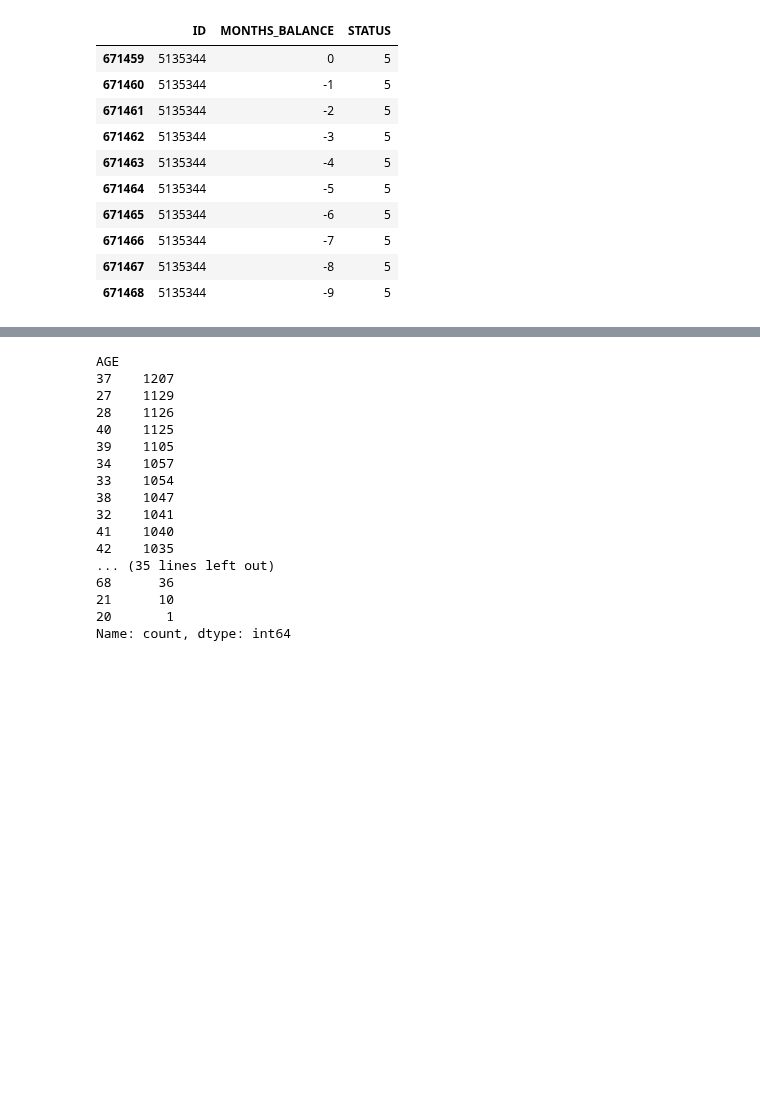
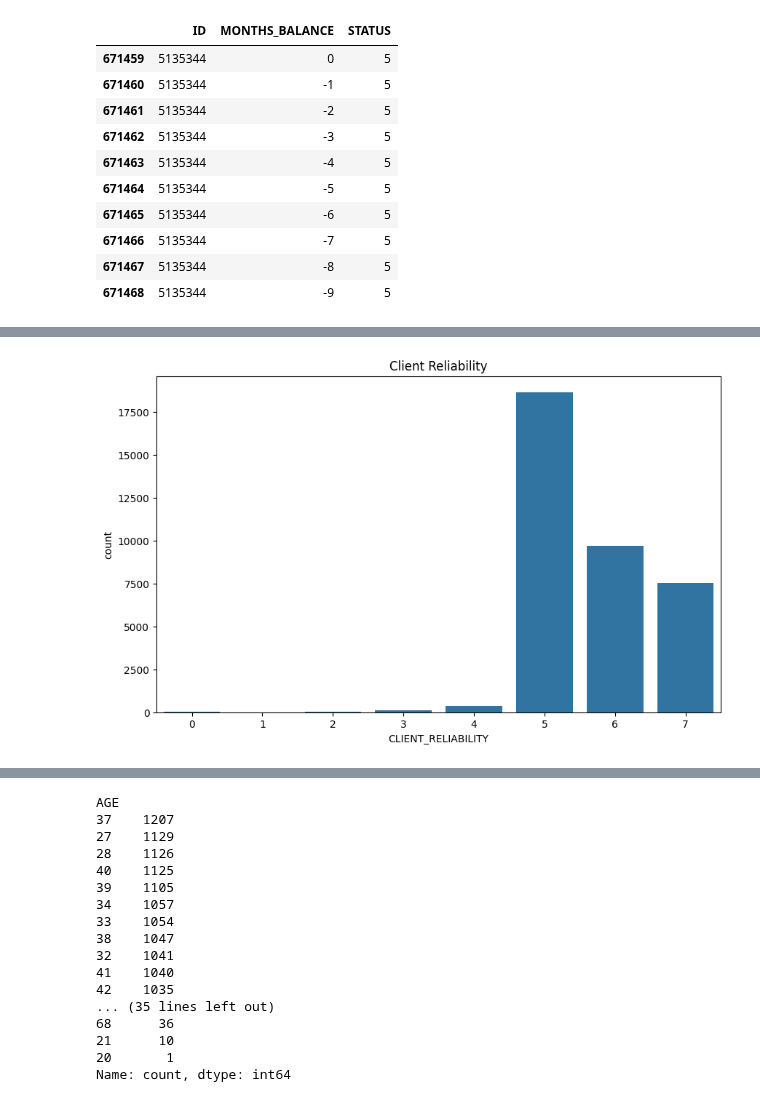
Before and after one commit to EnricoMiche1210760/prediction-of-creditworthiness-for-credit-card-issuance, a Jupyter notebook: main.ipynb, the cells around one changed output, grey strips where cells are left out. Cells and saved outputs as stored; diff of their text form; code cells hidden in the pictures; blank space fills up the shorter version.

```diff
--- a/main.ipynb
+++ b/main.ipynb
@@ -382,15 +338,14 @@ class Client:
         return self.id
 # %%
 ids = approved_applications['ID'].unique()
-clients_reliability = { "CLIENT_RELIABILITY": []}
+clients_creditworthiness = { "CLIENT_RELIABILITY": [], "CLIENT_CREDITWORTHINESS": []}
 
-client=Client(ids[0], approved_applications[(approved_applications['ID'] == ids[0]).drop(columns=['ID'])], credit_df[(credit_df['ID'] == ids[0]).drop(columns=['ID'])])
+for id in ids:
+    client=Client(id, approved_applications[(approved_applications['ID'] == id).drop(columns=['ID'])], credit_df[(credit_df['ID'] == id).drop(columns=['ID'])])
+    clients_creditworthiness["CLIENT_RELIABILITY"].append(client.get_reliability())
+    clients_creditworthiness["CLIENT_CREDITWORTHINESS"].append(client.get_creditworthiness())
 
-#for id in ids:
-#    client=Client(id, approved_applications[(approved_applications['ID'] == id).drop(columns=['ID'])], credit_df[(credit_df['ID'] == id).drop(columns=['ID'])])
-#    clients_reliability["CLIENT_RELIABILITY"].append(client.get_reliability())
-
-approved_applications = approved_applications.join(pd.DataFrame(clients_reliability))
+approved_applications = approved_applications.join(pd.DataFrame(clients_creditworthiness))
 # %%
 credit_df[credit_df['ID'] == 5135344].head(10)
 # %% [output]
@@ -410,3 +365,13 @@ approved_applications[approved_applications['ID'] == 5135344]
 # %% [output]
 |  | ID | FLAG_OWN_CAR | FLAG_OWN_REALTY | AMT_INCOME_TOTAL | NAME_INCOME_TYPE | NAME_EDUCATION_TYPE | ... |
 | 31722 | 5135344 | N | Y | 112500.0 | Commercial associate | Higher education | ... |
+# %%
+import matplotlib.pyplot as plt
+import seaborn as sns
+
+plt.figure(figsize=(10, 6))
+sns.countplot(x='CLIENT_RELIABILITY', data=approved_applications)
+plt.title('Client Reliability')
+plt.show()
+# %% [output]
+[figure, added]
```
Also changed, not shown: parts of 16 cells of this notebook.
